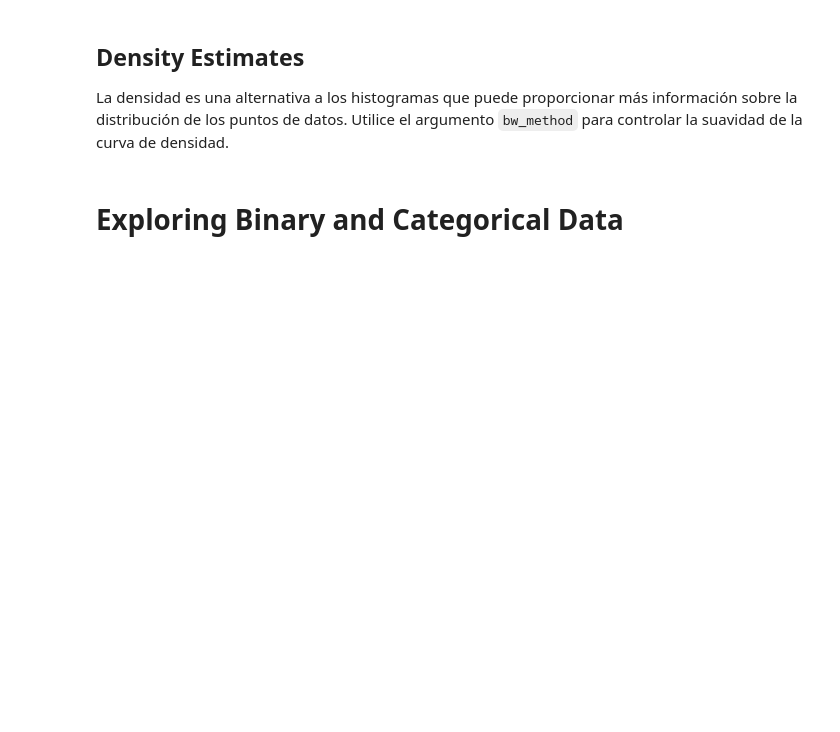
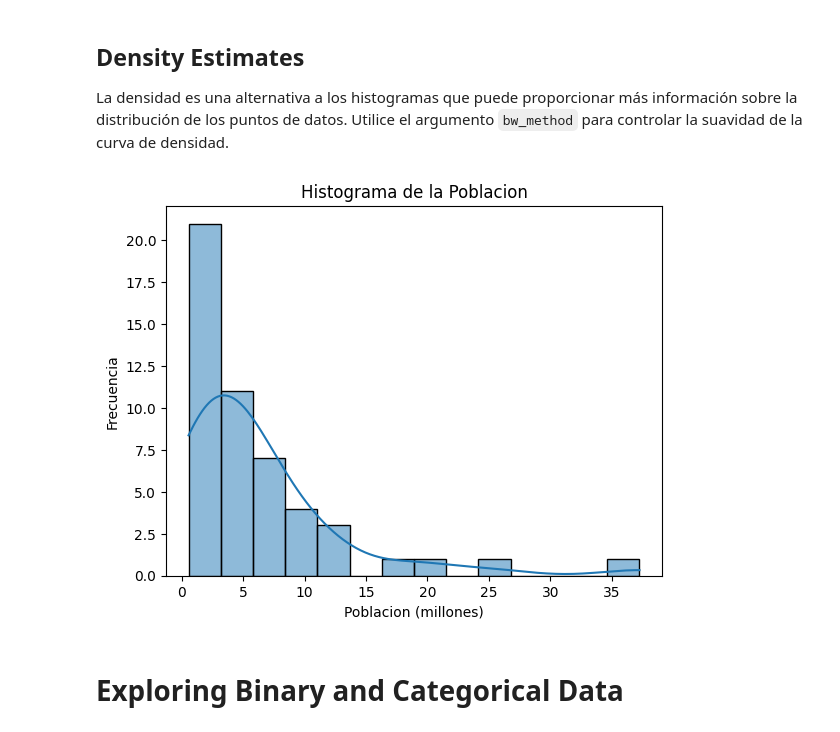
Before and after one commit to Ekronec/Machine-Learning, a Jupyter notebook: Experiencia 1/1.4 Estadistica Descriptiva/1.4.6 Para_Resolver_Exploratory_Data_Analysis.ipynb, the cells around one changed output. Drawn from its saved outputs; the diff is of its cells as text; code cells hidden in the pictures; blank space fills up the shorter version.

```diff
--- a/Experiencia 1/1.4 Estadistica Descriptiva/1.4.6 Para_Resolver_Exploratory_Data_Analysis.ipynb
+++ b/Experiencia 1/1.4 Estadistica Descriptiva/1.4.6 Para_Resolver_Exploratory_Data_Analysis.ipynb
@@ -207,6 +218,13 @@ _Pandas_ también admite histogramas para el análisis exploratorio de datos.
 La densidad es una alternativa a los histogramas que puede proporcionar más información sobre la distribución de los puntos de datos. Utilice el argumento `bw_method` para controlar la suavidad de la curva de densidad.
 # %%
 # Genere un Histograma y la línea de tendencia
+sns.histplot(state['Population']/1_000_000, kde=True)
+plt.xlabel('Poblacion (millones)')
+plt.ylabel('Frecuencia')
+plt.title('Histograma de la Poblacion')
+plt.show()
+# %% [output]
+[figure, added]
 # %% [markdown]
 # Exploring Binary and Categorical Data
 # %%
```
Also changed, not shown: parts of 4 cells of this notebook.
